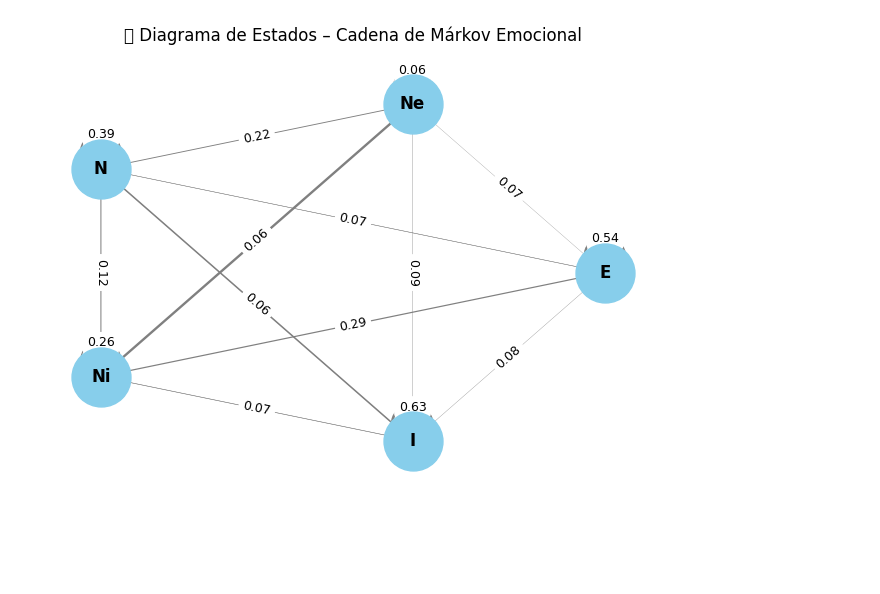
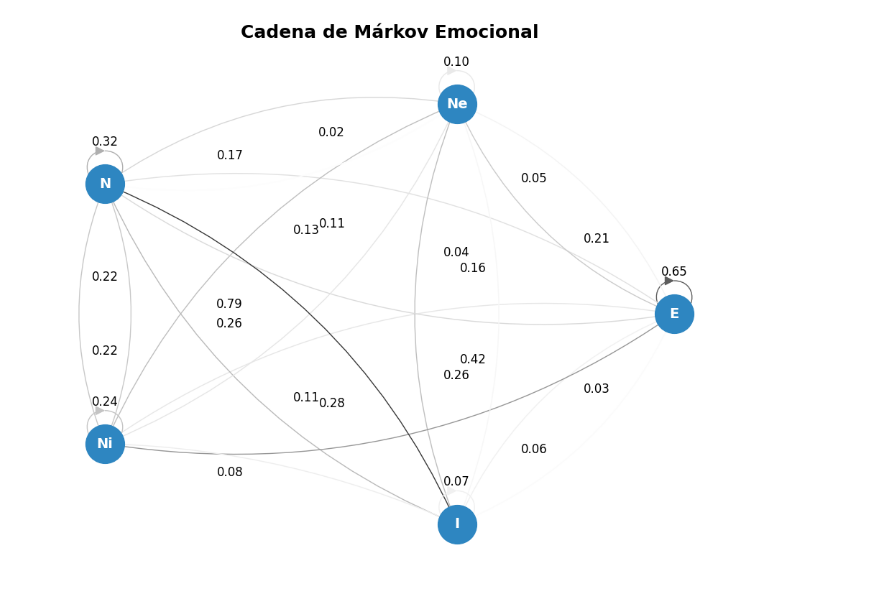
Before and after one commit to JorgeDanielRamirezNieves/Flex-Drive, a Jupyter notebook: Data-Analytics/code/Simulation/Hidden-Márkov-Model/FlexDrive-Markov.ipynb, the cells around one changed output. Saved outputs shown, nothing was run; the diff lists cells and outputs as text; code cells hidden in the pictures; blank space fills up the shorter version.

```diff
--- a/Data-Analytics/code/Simulation/Hidden-Márkov-Model/FlexDrive-Markov.ipynb
+++ b/Data-Analytics/code/Simulation/Hidden-Márkov-Model/FlexDrive-Markov.ipynb
@@ -82,53 +67,54 @@ AttributeError: partially initialized module 'pandas' has no attribute '_pandas_
 # %%
+import numpy as np
 import matplotlib.pyplot as plt
 import networkx as nx
 
 # Estados
-estados = ["E", "Ne", "N", "Ni", "I"]
-
-# Tu matriz de transición (desde fila → hacia columna)
-matriz = [
-    [0.541, 0.037, 0.129, 0.290, 0.003],
-    [0.066, 0.058, 0.219, 0.569, 0.088],
-    [0.065, 0.010, 0.389, 0.167, 0.370],
-    [0.047, 0.055, 0.121, 0.263, 0.145],
-    [0.077, 0.050, 0.062, 0.066, 0.632],
-]
+estados = ['E', 'Ne', 'N', 'Ni', 'I']
 
 # Crear grafo dirigido
 G = nx.DiGraph()
 
-# Añadir nodos
-G.add_nodes_from(estados)
-
-# Añadir aristas con pesos
 for i, origen in enumerate(estados):
     for j, destino in enumerate(estados):
-        prob = matriz[i][j]
-        if prob > 0.05:  # Puedes ajustar este umbral para simplificar visual
-            G.add_edge(origen, destino, weight=prob)
+        peso = trans_probs[i][j]
+        if peso > 0.01:
+            G.add_edge(origen, destino, weight=peso)
 
-# Posicionamiento circular o aleatorio
+# 🎯 Aumentar tamaño de figura
+plt.figure(figsize=(10, 8))
+
 pos = nx.circular_layout(G)
 
-# Dibujar nodos
-nx.draw_networkx_nodes(G, pos, node_size=1800, node_color="skyblue")
+nx.draw_networkx_nodes(G, pos, node_color='#2E86C1', node_size=1500)
+nx.draw_networkx_labels(G, pos, font_color='white', font_size=14, font_weight='bold')
 
-# Dibujar etiquetas
-nx.draw_networkx_labels(G, pos, font_size=12, font_weight="bold")
+for u, v, data in G.edges(data=True):
+    peso = data['weight']
+    color = str(1.01 - peso)
+    rad = 0.35 if u == v else (0.2 if (v, u) in G.edges else 0.1)
+    nx.draw_networkx_edges(
+        G, pos,
+        edgelist=[(u, v)],
+        edge_color=color,
+        connectionstyle=f'arc3,rad={rad}',
+        arrows=True,
+        arrowsize=20
+    )
 
-# Dibujar flechas con pesos
-edges = G.edges(data=True)
-pesos = [d['weight'] for (_, _, d) in edges]
-etiquetas = {(u, v): f"{d['weight']:.2f}" for (u, v, d) in edges}
+# Dibujar etiquetas con transparencia
+edge_labels = {(u, v): f"{d['weight']:.2f}" for u, v, d in G.edges(data=True)}
+nx.draw_networkx_edge_labels(
+    G, pos,
+    edge_labels=edge_labels,
+    font_size=12,
+    rotate=False,
+    label_pos=0.65,
+    bbox=dict(boxstyle='round,pad=0.1', fc='none', ec='none')
+)
 
-nx.draw_networkx_edges(G, pos, arrowstyle="->", arrowsize=15, width=[3*p for p in pesos], edge_color="gray")
-nx.draw_networkx_edge_labels(G, pos, edge_labels=etiquetas, font_size=9)
-
-# Título y estilo
-plt.title("Diagrama de Estados – Cadena de Márkov Emocional")
-plt.axis("off")
-plt.tight_layout()
-plt.show()
+plt.title("Cadena de Márkov Emocional", fontsize=18, fontweight='bold')
+plt.axis('off')
+plt.tight_layout(pad=1.5)
 # %% [output]
-[figure, old version]
+[figure, new version]
```
Also changed, not shown: parts of 1 cell of this notebook, 5 other files.
